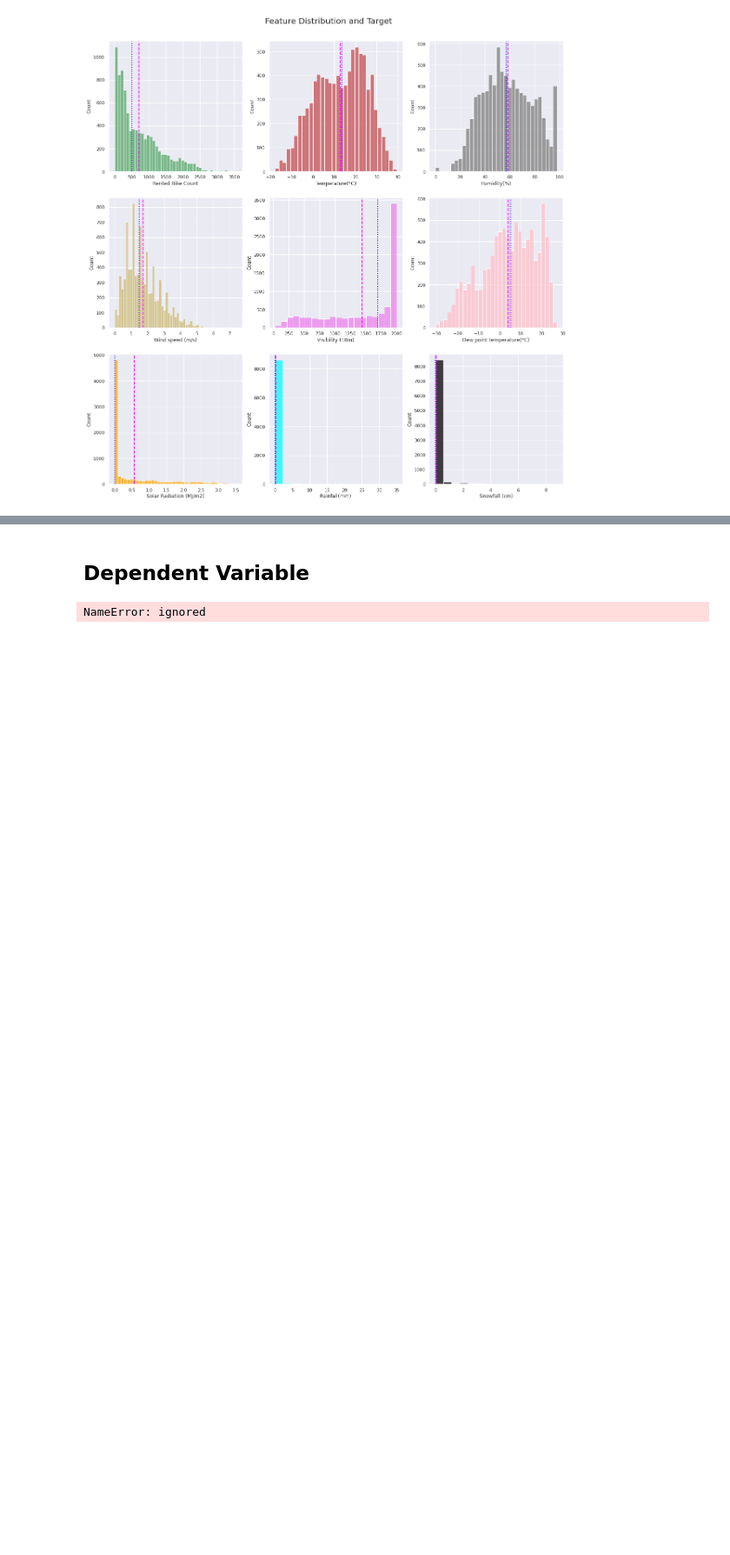
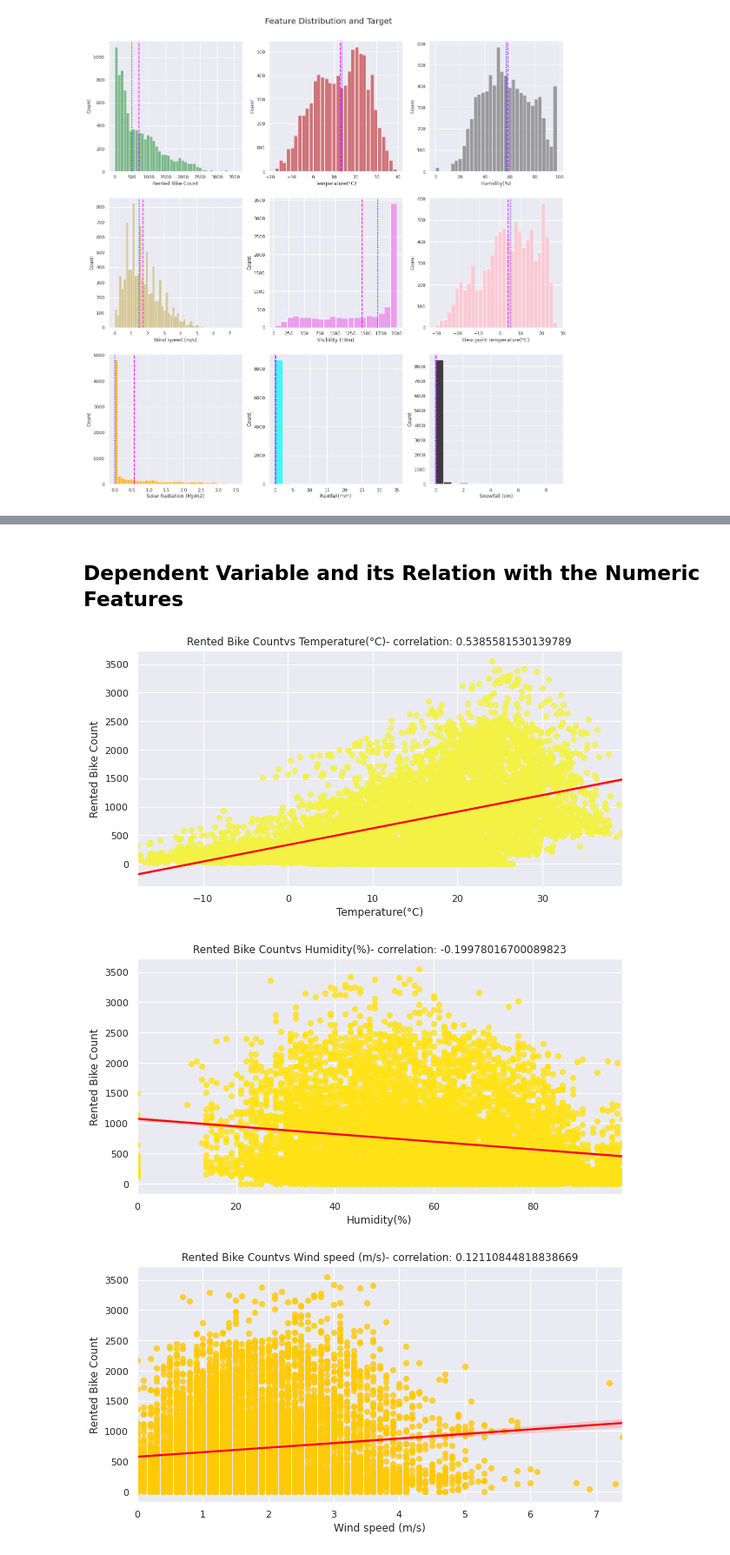
Before and after one commit to NayanaPradeep/Bike_Sharing_Demand, a Jupyter notebook: Bike_Sharing_Demand_Prediction_Capstone_Project.ipynb, the cells around one changed output, grey strips where cells are left out. Shown at 87% size. Cells and saved outputs as stored; diff of their text form; code cells hidden in the pictures; blank space fills up the shorter version.

```diff
--- a/Bike_Sharing_Demand_Prediction_Capstone_Project.ipynb
+++ b/Bike_Sharing_Demand_Prediction_Capstone_Project.ipynb
@@ -407,5 +432,6 @@ From the above distribution plot, we can see the following
 # %%
 #Identifying the numeric features
+depend_var = 'Rented Bike Count' #Dependent Variable --- Rented Bike Count
 numeric_features = [i for i in bikedata_df.describe().columns if i not in depend_var and i not in categorical_features ]
 numeric_features
 # %% [output]
@@ -413,14 +446,19 @@ NameError: ignored
 # %% [markdown]
-## **Dependent Variable**
+## **Dependent Variable and its Relation with the Numeric Features**
 # %%
 depend_var = 'Rented Bike Count' #Dependent Variable --- Rented Bike Count
 # %%
 #Plotting the numeric values distribution with respect to the dependent variable Rented Bike Count
-rgb_values = sns.color_palette("magma", 9)
+rgb_values = sns.color_palette("Wikkkstia")
 color_map = dict(zip(numeric_features, rgb_values))
 plt.rcParams['figure.figsize'] = (10, 5)
 for col, key in zip(numeric_features, color_map):
   plt.figure()
-  sns.regplot(x=bikedata_df[col], y = bikedata_df['Rented Bike Count'],scatter_kws={"color": color_map[key]}, line_kws={"color": "red"})
+  feature = bikedata_df[col]
+  label = bikedata_df['Rented Bike Count']
+  correlation = feature.corr(label)
+  sns.regplot(x=bikedata_df[col], y = bikedata_df['Rented Bike Count'],scatter_kws={"color": color_map[key]}, line_kws={"color": "red"}).set(title='Rented Bike Countvs ' + col + '- correlation: ' + str(correlation))
 # %% [output]
-NameError: ignored
+[figure, added]
+[figure, added]
+[figure, added]
```
Also changed, not shown: parts of 20 cells of this notebook.
